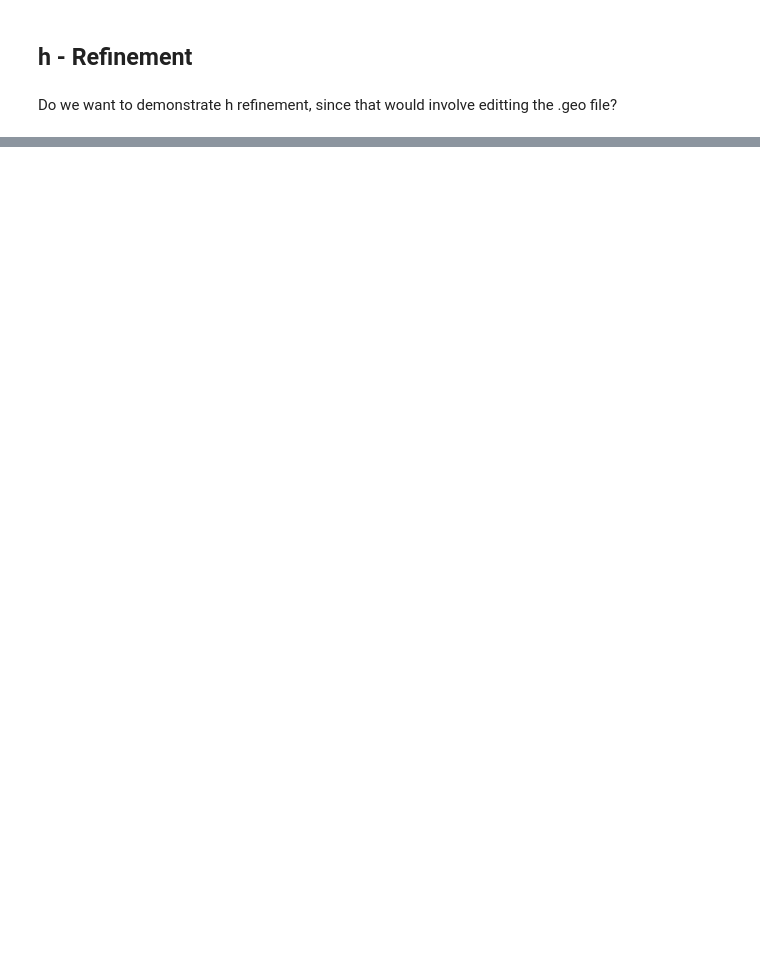
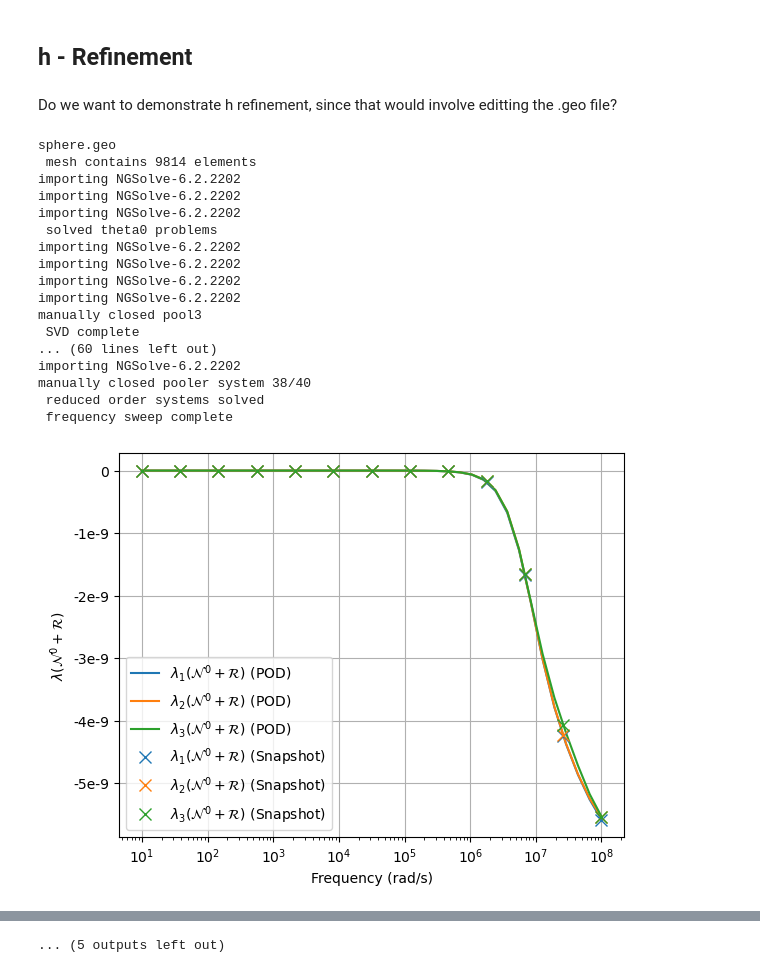
Before and after one commit to MPT-Calculator/MPT-Calculator, a Jupyter notebook: tutorials/p_refinement_example.ipynb, the cells around one changed output, grey strips where cells are left out. Saved outputs shown, nothing was run; the diff lists cells and outputs as text; code cells hidden in the pictures; blank space fills up the shorter version.

```diff
--- a/tutorials/p_refinement_example.ipynb
+++ b/tutorials/p_refinement_example.ipynb
@@ -79,3 +81,27 @@ plt.ylabel('$\lambda_1(\mathcal{I})$');
 ## h - Refinement
 # %% [markdown]
 Do we want to demonstrate h refinement, since that would involve editting the .geo file?
+# %%
+comparison_eig = np.zeros((40,4), dtype=complex)
+for h in [1,2,3,4]:
+    TensorArray, EigenValues, N0, elements, Array, ndofs, EddyCurrentTest = main(use_POD=True, h=h)
+    comparison_eig[:,h-1] = EigenValues[:,0]
+# %% [output]
+sphere.geo
+ mesh contains 9814 elements
+importing NGSolve-6.2.2202
+importing NGSolve-6.2.2202
+importing NGSolve-6.2.2202
+ solved theta0 problems
+importing NGSolve-6.2.2202
+importing NGSolve-6.2.2202
+importing NGSolve-6.2.2202
+importing NGSolve-6.2.2202
+manually closed pool3
+ SVD complete
+... (60 lines left out)
+importing NGSolve-6.2.2202
+manually closed pooler system 38/40
+ reduced order systems solved
+ frequency sweep complete
+[figure, added]
@@ -81,0 +118 @@ Do we want to demonstrate h refinement, since that would involve editting the .g
+... (5 outputs left out)
```
Also changed, not shown: parts of 6 cells of this notebook, 14 other files.
